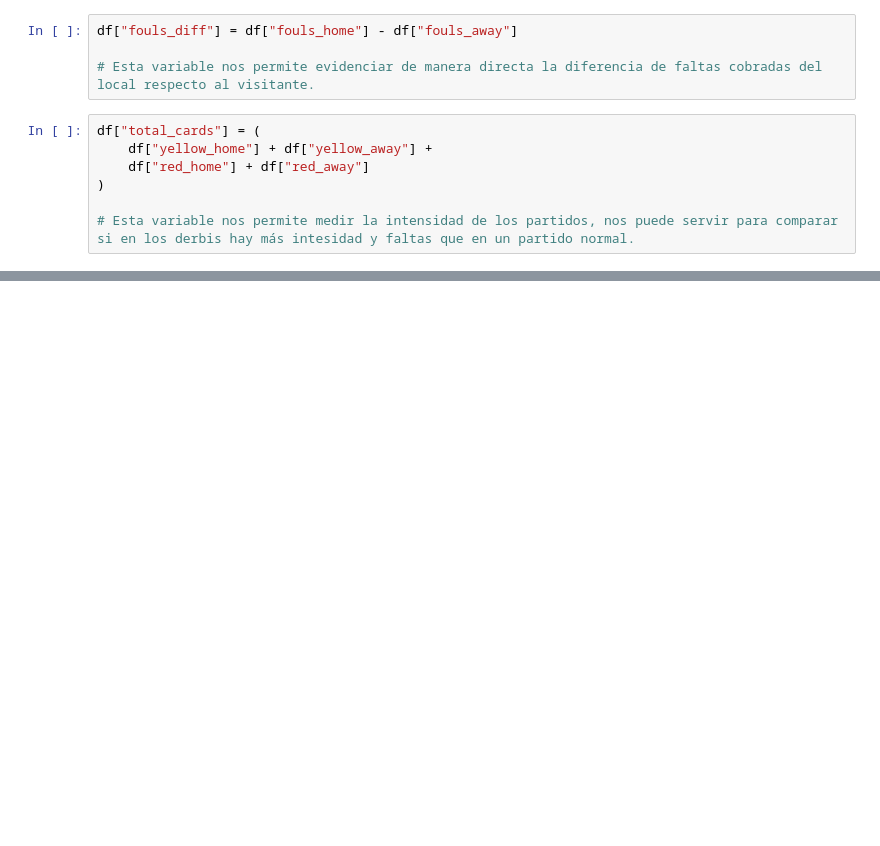
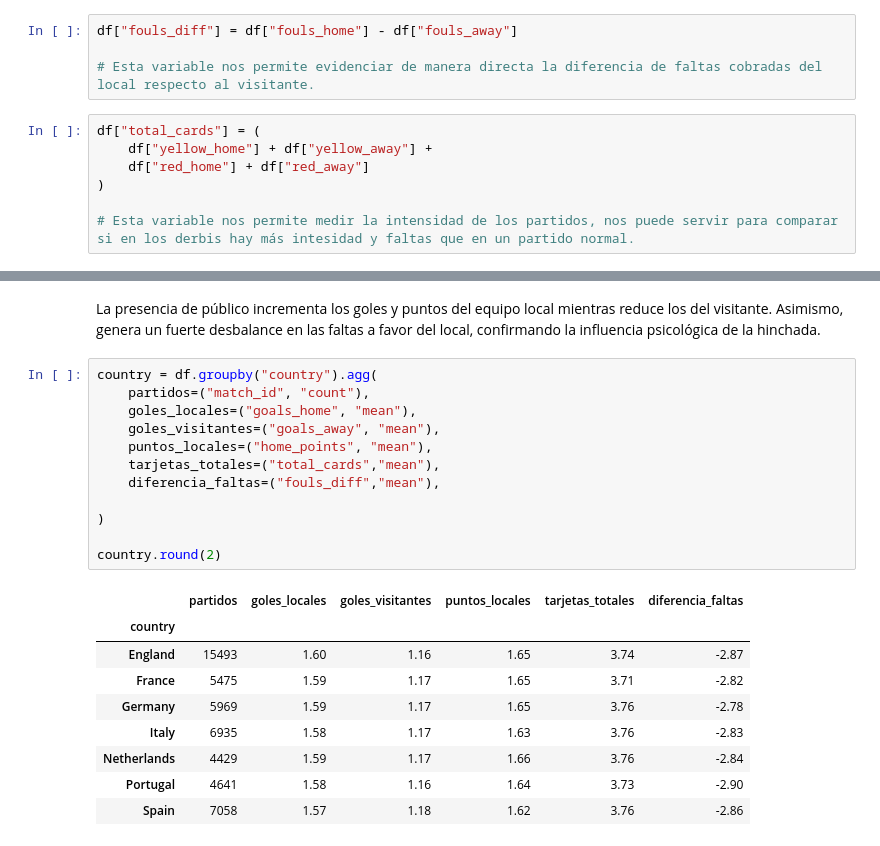
Before and after one commit to JuanjCruzL/La_ventaja_de_ser_local_en_el_futbol, a Jupyter notebook: cuadernos/exploracion_Juan_Jose_Cruz.ipynb, the cells around one changed output, grey strips where cells are left out. Cells and saved outputs as stored; diff of their text form; blank space fills up the shorter version.

```diff
--- a/cuadernos/exploracion_Juan_Jose_Cruz.ipynb
+++ b/cuadernos/exploracion_Juan_Jose_Cruz.ipynb
@@ -165,0 +207,24 @@ df["total_cards"] = (
+# %% [markdown]
+La presencia de público incrementa los goles y puntos del equipo local mientras reduce los del visitante. Asimismo, genera un fuerte desbalance en las faltas a favor del local, confirmando la influencia psicológica de la hinchada.
+# %%
+country = df.groupby("country").agg(
+    partidos=("match_id", "count"),
+    goles_locales=("goals_home", "mean"),
+    goles_visitantes=("goals_away", "mean"),
+    puntos_locales=("home_points", "mean"),
+    tarjetas_totales=("total_cards","mean"),
+    diferencia_faltas=("fouls_diff","mean"),
+
+)
+
+country.round(2)
+# %% [output]
+|  | partidos | goles_locales | goles_visitantes | puntos_locales | tarjetas_totales | diferencia_faltas |
+| country |  |  |  |  |  |  |
+| England | 15493 | 1.60 | 1.16 | 1.65 | 3.74 | -2.87 |
+| France | 5475 | 1.59 | 1.17 | 1.65 | 3.71 | -2.82 |
+| Germany | 5969 | 1.59 | 1.17 | 1.65 | 3.76 | -2.78 |
+| Italy | 6935 | 1.58 | 1.17 | 1.63 | 3.76 | -2.83 |
+| Netherlands | 4429 | 1.59 | 1.17 | 1.66 | 3.76 | -2.84 |
+| Portugal | 4641 | 1.58 | 1.16 | 1.64 | 3.73 | -2.90 |
+| Spain | 7058 | 1.57 | 1.18 | 1.62 | 3.76 | -2.86 |
```
Also changed, not shown: parts of 8 cells of this notebook, 1 other file.
